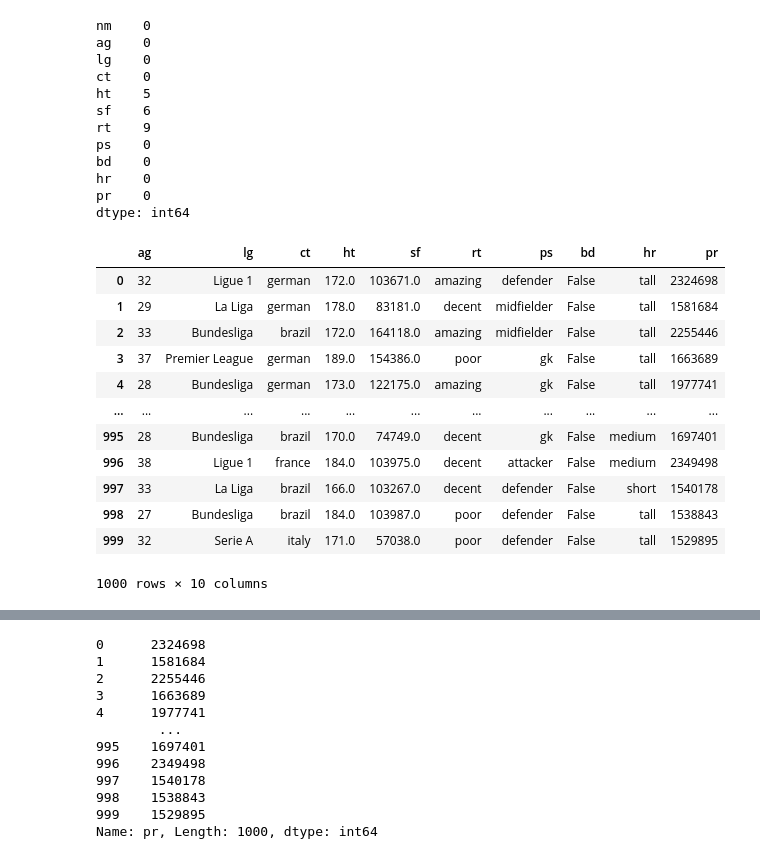
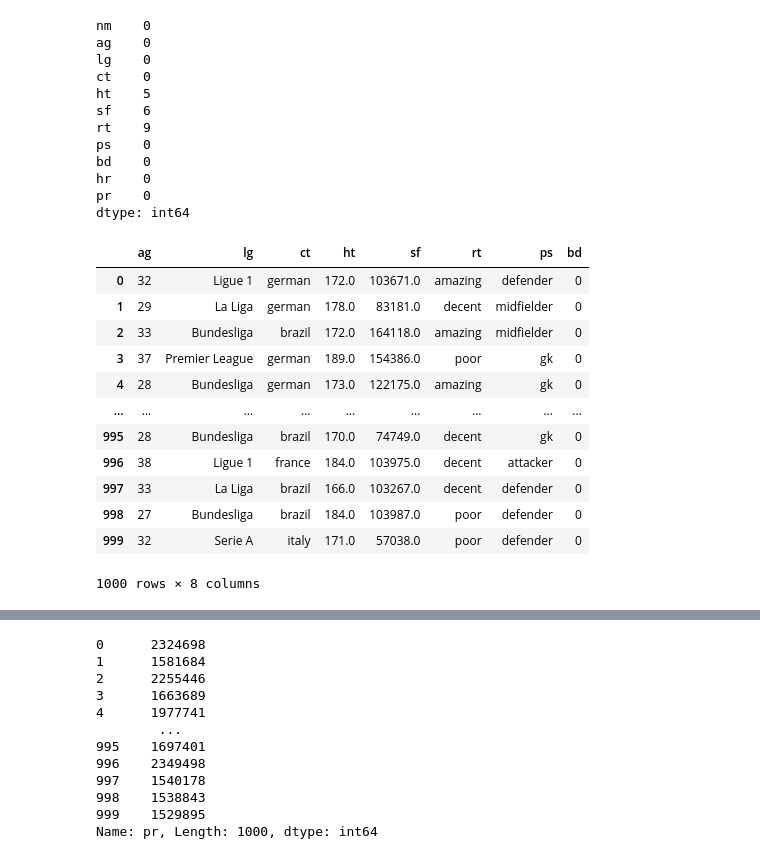
Before and after one commit to Ahmed9115/croco-assignements, a Jupyter notebook: cv1/AHMED_ML_OFFICIAL_copy.ipynb, the cells around one changed output, grey strips where cells are left out. Cells and saved outputs as stored; diff of their text form; code cells hidden in the pictures.

```diff
--- a/cv1/AHMED_ML_OFFICIAL_copy.ipynb
+++ b/cv1/AHMED_ML_OFFICIAL_copy.ipynb
@@ -20,4 +20,4 @@ print(np.version)
 <module 'numpy.version' from 'd:\\uncategorized\\COMP_VISION\\anaconda\\Lib\\site-packages\\numpy\\version.py'>
 # %%
 Data_Needed = pd.read_csv('football_players.csv')
-Data_Needed
+Data_Needed['bd'] = Data_Needed['bd'].astype(int)
@@ -81,22 +67,22 @@ hr    0
 pr    0
 dtype: int64
 # %%
-x = Data_Needed.drop(columns= ['nm'])
+x = Data_Needed.drop(columns= ['nm' , 'pr','hr'])
 x
 # %% [output]
-|  | ag | lg | ct | ht | sf | rt | ps | bd | hr | pr |
-| 0 | 32 | Ligue 1 | german | 172.0 | 103671.0 | amazing | defender | False | tall | 2324698 |
-| 1 | 29 | La Liga | german | 178.0 | 83181.0 | decent | midfielder | False | tall | 1581684 |
-| 2 | 33 | Bundesliga | brazil | 172.0 | 164118.0 | amazing | midfielder | False | tall | 2255446 |
-| 3 | 37 | Premier League | german | 189.0 | 154386.0 | poor | gk | False | tall | 1663689 |
-| 4 | 28 | Bundesliga | german | 173.0 | 122175.0 | amazing | gk | False | tall | 1977741 |
-| ... | ... | ... | ... | ... | ... | ... | ... | ... | ... | ... |
-| 995 | 28 | Bundesliga | brazil | 170.0 | 74749.0 | decent | gk | False | medium | 1697401 |
-| 996 | 38 | Ligue 1 | france | 184.0 | 103975.0 | decent | attacker | False | medium | 2349498 |
-| 997 | 33 | La Liga | brazil | 166.0 | 103267.0 | decent | defender | False | short | 1540178 |
-| 998 | 27 | Bundesliga | brazil | 184.0 | 103987.0 | poor | defender | False | tall | 1538843 |
-| 999 | 32 | Serie A | italy | 171.0 | 57038.0 | poor | defender | False | tall | 1529895 |
+|  | ag | lg | ct | ht | sf | rt | ps | bd |
+| 0 | 32 | Ligue 1 | german | 172.0 | 103671.0 | amazing | defender | 0 |
+| 1 | 29 | La Liga | german | 178.0 | 83181.0 | decent | midfielder | 0 |
+| 2 | 33 | Bundesliga | brazil | 172.0 | 164118.0 | amazing | midfielder | 0 |
+| 3 | 37 | Premier League | german | 189.0 | 154386.0 | poor | gk | 0 |
+| 4 | 28 | Bundesliga | german | 173.0 | 122175.0 | amazing | gk | 0 |
+| ... | ... | ... | ... | ... | ... | ... | ... | ... |
+| 995 | 28 | Bundesliga | brazil | 170.0 | 74749.0 | decent | gk | 0 |
+| 996 | 38 | Ligue 1 | france | 184.0 | 103975.0 | decent | attacker | 0 |
+| 997 | 33 | La Liga | brazil | 166.0 | 103267.0 | decent | defender | 0 |
+| 998 | 27 | Bundesliga | brazil | 184.0 | 103987.0 | poor | defender | 0 |
+| 999 | 32 | Serie A | italy | 171.0 | 57038.0 | poor | defender | 0 |
-1000 rows × 10 columns
+1000 rows × 8 columns
 # %%
 Data_Needed
 # %% [output]
```
Also changed, not shown: parts of 22 cells of this notebook.
